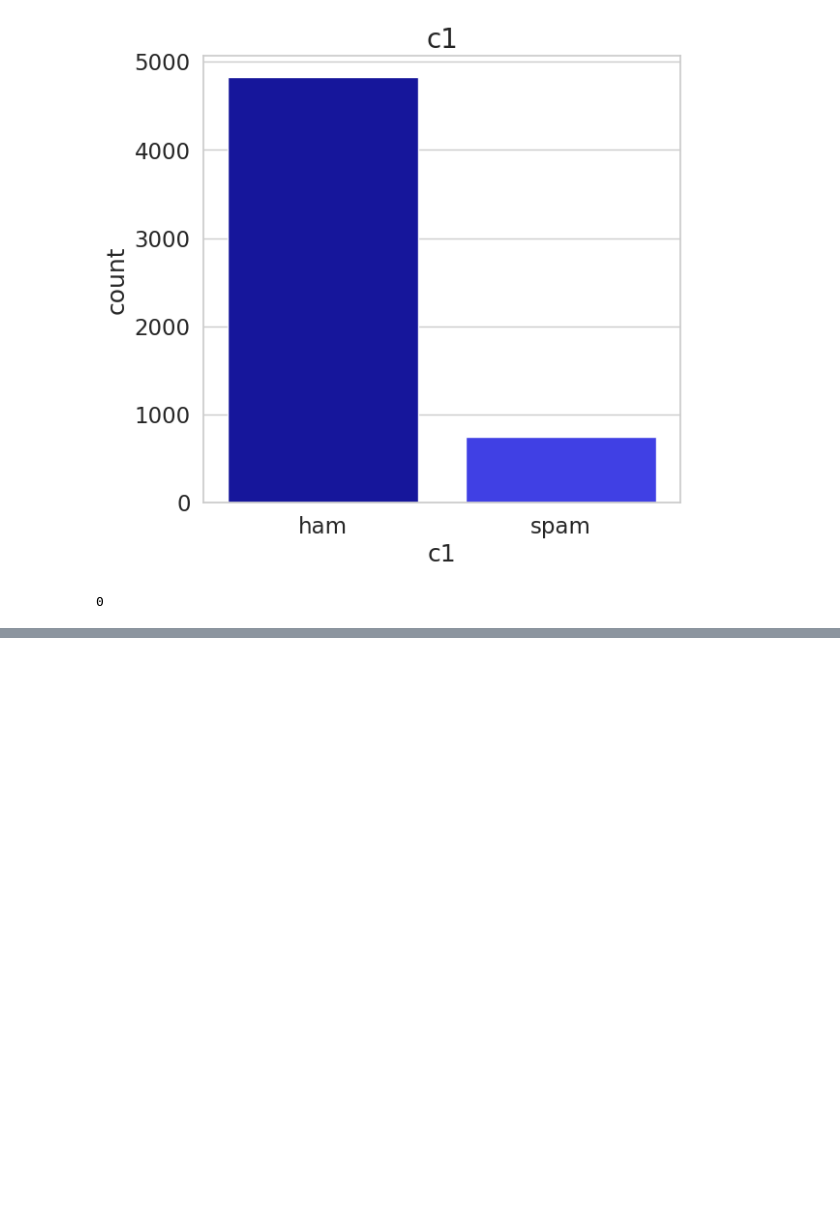
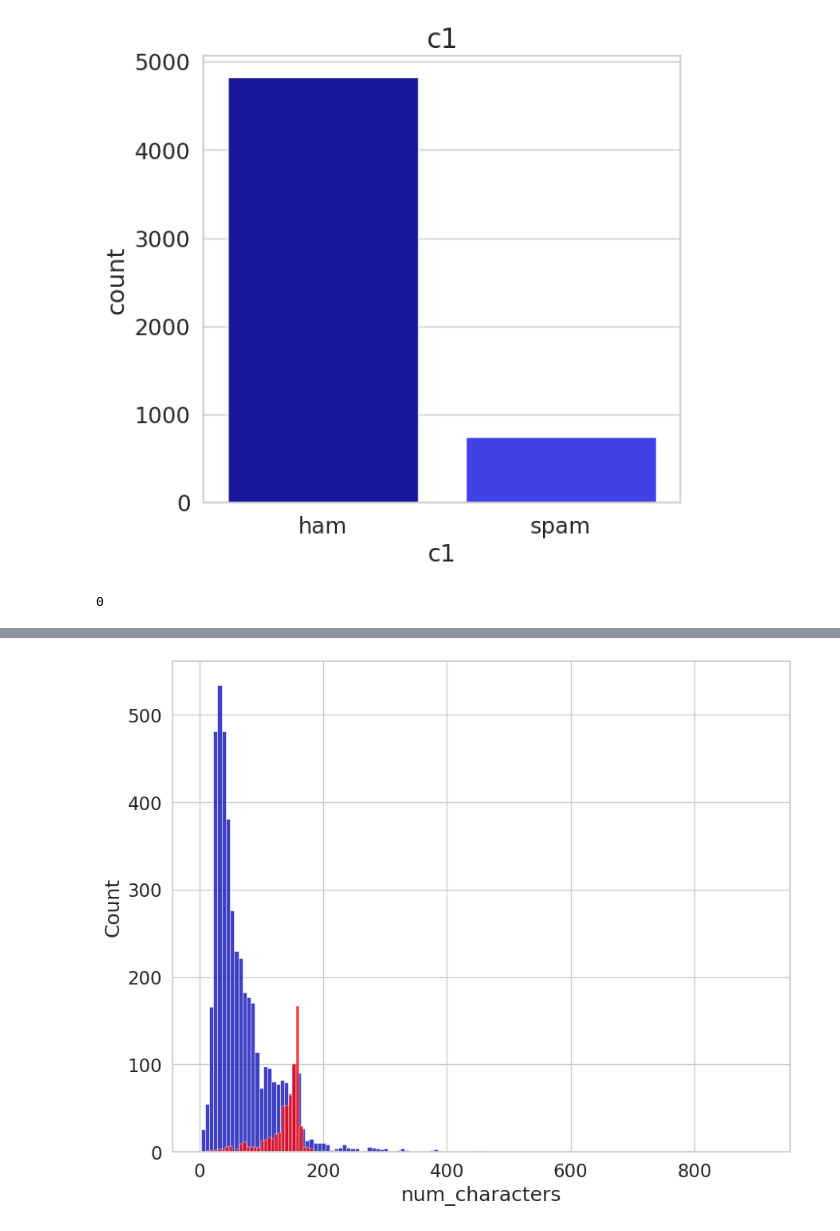
Before and after one commit to anuradhaganapathi/spamdetection, a Jupyter notebook: notebookeceba453d6.ipynb, the cells around one changed output, grey strips where cells are left out. Drawn from its saved outputs; the diff is of its cells as text; code cells hidden in the pictures; blank space fills up the shorter version.

```diff
--- a/notebookeceba453d6.ipynb
+++ b/notebookeceba453d6.ipynb
@@ -96,0 +139,3 @@ data.duplicated().sum()
+# %%
+data['num_characters'] = data['c2'].apply(len)
+print(data['num_characters'])
@@ -96,0 +155,3 @@ data.duplicated().sum()
+# %%
+data['num_words'] = data['c2'].apply(lambda x:len(nltk.word_tokenize(x)))
+data['num_words']
@@ -96,0 +171,3 @@ data.duplicated().sum()
+# %%
+data['num_sentences'] = data['c2'].apply(lambda x: len(nltk.sent_tokenize(x)))
+print(data['num_sentences'])
@@ -96,0 +199,9 @@ data.duplicated().sum()
+# %%
+import seaborn as sns
+
+plt.figure(figsize=(10,8))
+sns.histplot(data[data['c1'] == 'ham']['num_characters'])
+sns.histplot(data[data['c1'] == 'spam']['num_characters'],color='red')
+plt.show()
+# %% [output]
+[figure, added]
```
Also changed, not shown: parts of 28 cells of this notebook.
